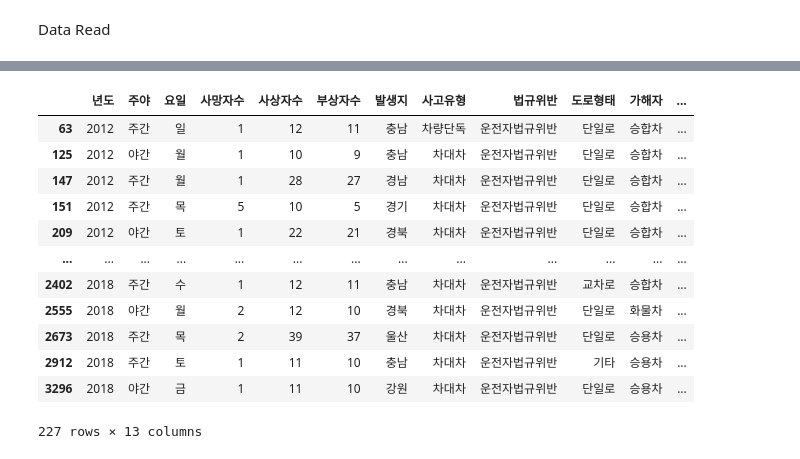
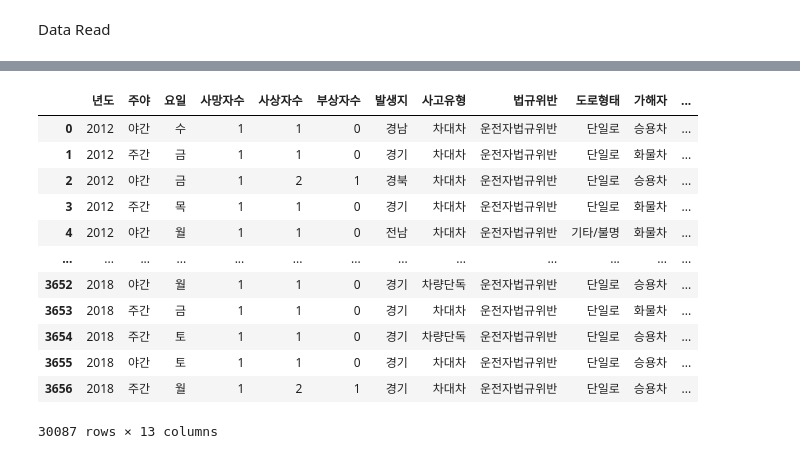
Before and after one commit to soobin99/DataVis, a Jupyter notebook: DataProcessing/DataProcessing.ipynb, the cells around one changed output, grey strips where cells are left out. Drawn from its saved outputs; the diff is of its cells as text; code cells hidden in the pictures.

```diff
--- a/DataProcessing/DataProcessing.ipynb
+++ b/DataProcessing/DataProcessing.ipynb
@@ -81,20 +55,20 @@ PermissionError: [Errno 13] Permission denied: 'Data/Processing'
 # %%
 totalData=pd.concat([data[0],data[1]],axis=0)
 for i in range(2,len(data)):
     totalData=pd.concat([totalData,data[i]],axis=0)
-hurtData=totalData[totalData['사상자수']>=10]
+hurtData=totalData
 hurtData
 # %% [output]
 |  | 년도 | 주야 | 요일 | 사망자수 | 사상자수 | 부상자수 | 발생지 | 사고유형 | 법규위반 | 도로형태 | 가해자 | ... |
-| 63 | 2012 | 주간 | 일 | 1 | 12 | 11 | 충남 | 차량단독 | 운전자법규위반 | 단일로 | 승합차 | ... |
-| 125 | 2012 | 야간 | 월 | 1 | 10 | 9 | 충남 | 차대차 | 운전자법규위반 | 단일로 | 승합차 | ... |
-| 147 | 2012 | 주간 | 월 | 1 | 28 | 27 | 경남 | 차대차 | 운전자법규위반 | 단일로 | 승합차 | ... |
-| 151 | 2012 | 주간 | 목 | 5 | 10 | 5 | 경기 | 차대차 | 운전자법규위반 | 단일로 | 승합차 | ... |
-| 209 | 2012 | 야간 | 토 | 1 | 22 | 21 | 경북 | 차대차 | 운전자법규위반 | 단일로 | 승합차 | ... |
+| 0 | 2012 | 야간 | 수 | 1 | 1 | 0 | 경남 | 차대차 | 운전자법규위반 | 단일로 | 승용차 | ... |
+| 1 | 2012 | 주간 | 금 | 1 | 1 | 0 | 경기 | 차대차 | 운전자법규위반 | 단일로 | 화물차 | ... |
+| 2 | 2012 | 야간 | 금 | 1 | 2 | 1 | 경북 | 차대차 | 운전자법규위반 | 단일로 | 승용차 | ... |
+| 3 | 2012 | 주간 | 목 | 1 | 1 | 0 | 경기 | 차대차 | 운전자법규위반 | 단일로 | 화물차 | ... |
+| 4 | 2012 | 야간 | 월 | 1 | 1 | 0 | 전남 | 차대차 | 운전자법규위반 | 기타/불명 | 화물차 | ... |
 | ... | ... | ... | ... | ... | ... | ... | ... | ... | ... | ... | ... | ... |
-| 2402 | 2018 | 주간 | 수 | 1 | 12 | 11 | 충남 | 차대차 | 운전자법규위반 | 교차로 | 승합차 | ... |
-| 2555 | 2018 | 야간 | 월 | 2 | 12 | 10 | 경북 | 차대차 | 운전자법규위반 | 단일로 | 화물차 | ... |
-| 2673 | 2018 | 주간 | 목 | 2 | 39 | 37 | 울산 | 차대차 | 운전자법규위반 | 단일로 | 승용차 | ... |
-| 2912 | 2018 | 주간 | 토 | 1 | 11 | 10 | 충남 | 차대차 | 운전자법규위반 | 기타 | 승용차 | ... |
-| 3296 | 2018 | 야간 | 금 | 1 | 11 | 10 | 강원 | 차대차 | 운전자법규위반 | 단일로 | 승용차 | ... |
+| 3652 | 2018 | 야간 | 월 | 1 | 1 | 0 | 경기 | 차량단독 | 운전자법규위반 | 단일로 | 승용차 | ... |
+| 3653 | 2018 | 주간 | 금 | 1 | 1 | 0 | 경기 | 차대차 | 운전자법규위반 | 단일로 | 화물차 | ... |
+| 3654 | 2018 | 주간 | 토 | 1 | 1 | 0 | 경기 | 차량단독 | 운전자법규위반 | 단일로 | 승용차 | ... |
+| 3655 | 2018 | 야간 | 토 | 1 | 1 | 0 | 경기 | 차대차 | 운전자법규위반 | 단일로 | 승용차 | ... |
+| 3656 | 2018 | 주간 | 월 | 1 | 2 | 1 | 경기 | 차대차 | 운전자법규위반 | 단일로 | 승용차 | ... |
-227 rows × 13 columns
+30087 rows × 13 columns
```
Also changed, not shown: parts of 22 cells of this notebook, 52 other files.
